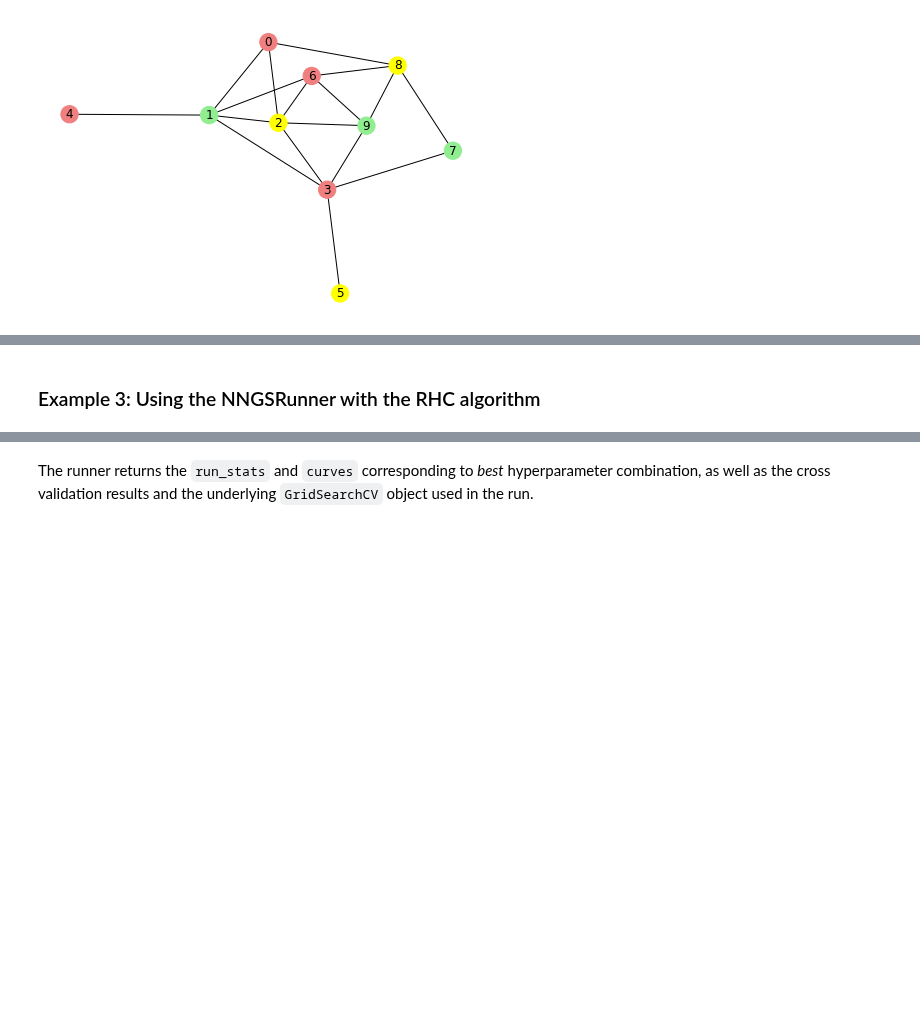
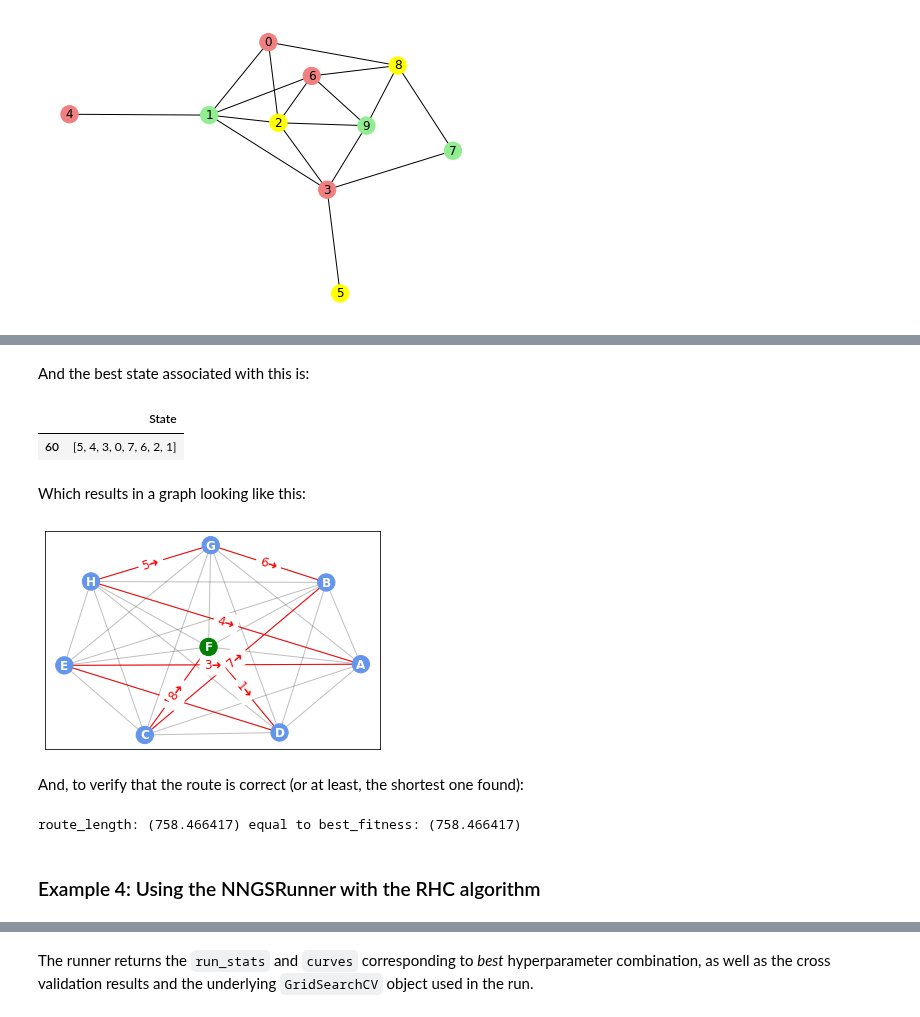
Before and after one commit to zerolinux5/mlrose-ky, a Jupyter notebook: problem_examples.ipynb, the cells around one changed output, grey strips where cells are left out. Saved outputs shown, nothing was run; the diff lists cells and outputs as text; code cells hidden in the pictures; blank space fills up the shorter version.

```diff
--- a/problem_examples.ipynb
+++ b/problem_examples.ipynb
@@ -355,0 +425,5 @@ plt.show()
+# %%
+best_fitness = df_run_curves['Fitness'].min()
+best_runs = df_run_curves[df_run_curves['Fitness'] == best_fitness]
+
+HTML(best_runs[0:10].to_html())
@@ -355,0 +447,4 @@ plt.show()
+# %%
+minimum_evaluations = best_runs['FEvals'].min()
+
+best_curve_run = best_runs[best_runs['FEvals'] == minimum_evaluations]
@@ -355,0 +460,4 @@ plt.show()
+# %%
+best_mr = best_curve_run['Mutation Rate'].iloc()[0]
+best_pop_size = best_curve_run['Population Size'].iloc()[0]
+print(f'Best Mutation Rate: {best_mr}, best Population Size: {best_pop_size}')
@@ -355,0 +474,3 @@ plt.show()
+# %%
+run_stats_best_run = df_run_stats[(df_run_stats['Mutation Rate'] == best_mr) & (df_run_stats['Population Size'] == best_pop_size)]
+HTML(run_stats_best_run[['Iteration', 'Fitness', 'FEvals', 'Time']].to_html())
@@ -356,5 +491,40 @@ plt.show()
+# %% [markdown]
+And the best state associated with this is:
+# %%
+best_state = run_stats_best_run[['State']][:1]
+HTML(best_state.to_html())
+# %% [output]
+|  | State |
+| 60 | [5, 4, 3, 0, 7, 6, 2, 1] |
+# %% [markdown]
+Which results in a graph looking like this:
+# %%
+ordered_state = literal_eval(run_stats_best_run['State'].tail(1).values[0])
+edge_labels = {(ordered_state[i], ordered_state[(i+1) % len(ordered_state)]):f'{str(i+1)}➜' for i in range(len(ordered_state))}
+
+node_labels = {k:str(v) for k, v in enumerate(string.ascii_uppercase) if k < len(problem.source_graph.nodes)}
+node_color_map = ['green' if i == 5 else 'cornflowerblue' for i in range(len(problem.source_graph.nodes))]
+pos = nx.spring_layout(problem.source_graph, seed = 4)
+nx.draw_networkx_nodes(problem.source_graph, pos=pos, node_color=node_color_map)
+nx.draw_networkx_edges(problem.source_graph, pos=pos, alpha=0.25)
+nx.draw_networkx_edges(problem.source_graph, pos=pos, edgelist=edge_labels.keys(), edge_color='red')
+nx.draw_networkx_edge_labels(problem.source_graph, pos=pos, edge_labels=edge_labels, font_color='red', font_size=12, font_weight='normal')
+nx.draw_networkx_labels(problem.source_graph, pos=pos, labels=node_labels, font_color='white', font_weight='bold')
+plt.show()
+# %% [output]
+[figure, added]
+# %% [markdown]
+And, to verify that the route is correct (or at least, the shortest one found):
+# %%
+all_edge_lengths = {(x, y):d for x, y, d in problem.distances}
+all_edge_lengths.update({(y, x):d for x, y, d in problem.distances})
+
+route_length = sum([all_edge_lengths[k] for k in edge_labels.keys()])
+print(f'route_length: ({round(route_length, 6)}) equal to best_fitness: ({round(best_fitness, 6)})')
+# %% [output]
+route_length: (758.466417) equal to best_fitness: (758.466417)
 # %% [markdown]
-### Example 3: Using the NNGSRunner with the RHC algorithm
+### Example 4: Using the NNGSRunner with the RHC algorithm
 # %%
 # Load and Split data into training and test sets
 data = load_iris()
```
Also changed, not shown: parts of 32 cells of this notebook, 2 other files.
